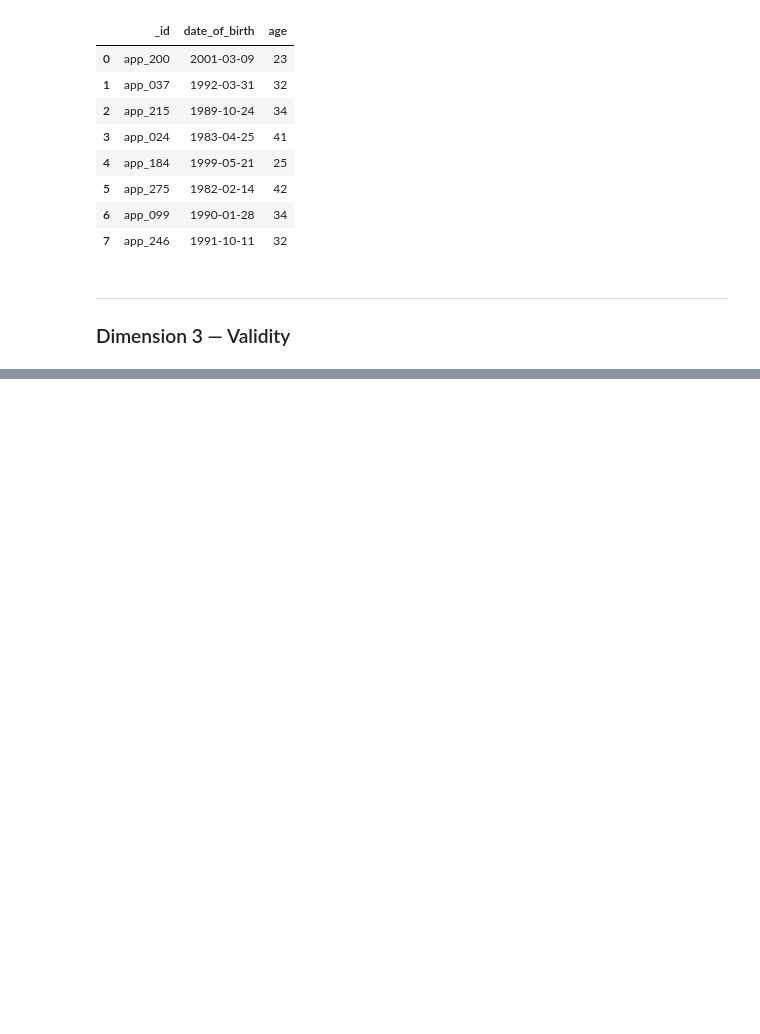
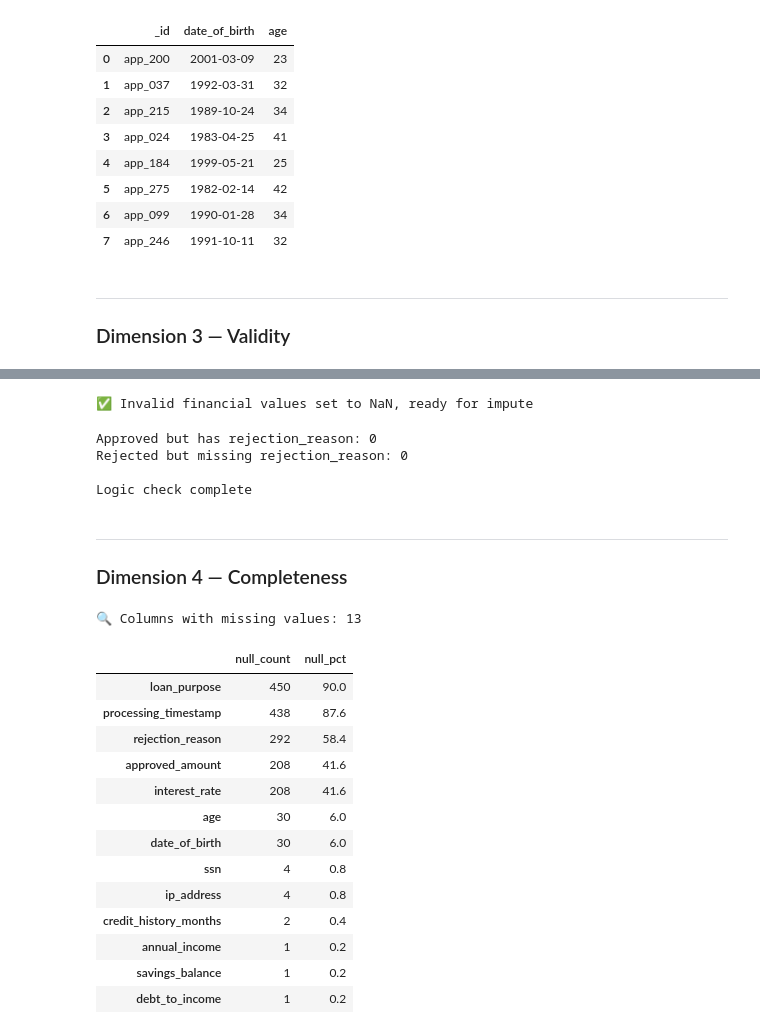
Before and after one commit to leobbaroni/Team13_DEGO_Repo, a Jupyter notebook: notebooks/01-data-quality.ipynb, the cells around one changed output, grey strips where cells are left out. Cells and saved outputs as stored; diff of their text form; code cells hidden in the pictures; blank space fills up the shorter version.

```diff
--- a/notebooks/01-data-quality.ipynb
+++ b/notebooks/01-data-quality.ipynb
@@ -345,0 +399,52 @@ df[["_id", "date_of_birth", "age"]].head(8)
+# %%
+# 2.3  FIX - Replace invalid values with NaN (will impute later)
+df.loc[df["credit_history_months"] < 0, "credit_history_months"] = np.nan
+df.loc[df["savings_balance"] < 0, "savings_balance"] = np.nan
+df.loc[df["debt_to_income"] > 1.0, "debt_to_income"] = np.nan
+df.loc[df["annual_income"] == 0, "annual_income"] = np.nan
+
+print("✅ Invalid financial values set to NaN, ready for impute")
+# %% [output]
+✅ Invalid financial values set to NaN, ready for impute
+# %%
+# 2.3  LOGIC - rejection_reason must be null when loan_approved == True
+approved_with_rej = df[(df["loan_approved"] == True) & (df["rejection_reason"].notna())]
+rejected_without_rej = df[(df["loan_approved"] == False) & (df["rejection_reason"].isna())]
+
+print(f"Approved but has rejection_reason: {len(approved_with_rej)}")
+print(f"Rejected but missing rejection_reason: {len(rejected_without_rej)}")
+
+print("\nLogic check complete")
+# %% [output]
+Approved but has rejection_reason: 0
+Rejected but missing rejection_reason: 0
+
+Logic check complete
+# %% [markdown]
+---
+### Dimension 4 — Completeness
+# %%
+# 2.4  DETECT - Missing value matrix
+missing = df.isnull().sum()
+missing_pct = (missing / len(df) * 100).round(2)
+missing_report = pd.DataFrame({"null_count": missing, "null_pct": missing_pct})
+missing_report = missing_report[missing_report["null_count"] > 0].sort_values("null_pct", ascending=False)
+
+print(f"🔍 Columns with missing values: {len(missing_report)}")
+missing_report
+# %% [output]
+🔍 Columns with missing values: 13
+|  | null_count | null_pct |
+| loan_purpose | 450 | 90.0 |
+| processing_timestamp | 438 | 87.6 |
+| rejection_reason | 292 | 58.4 |
+| approved_amount | 208 | 41.6 |
+| interest_rate | 208 | 41.6 |
+| age | 30 | 6.0 |
+| date_of_birth | 30 | 6.0 |
+| ssn | 4 | 0.8 |
+| ip_address | 4 | 0.8 |
+| credit_history_months | 2 | 0.4 |
+| annual_income | 1 | 0.2 |
+| savings_balance | 1 | 0.2 |
+| debt_to_income | 1 | 0.2 |
```
Also changed, not shown: parts of 12 cells of this notebook, 1 other file.
